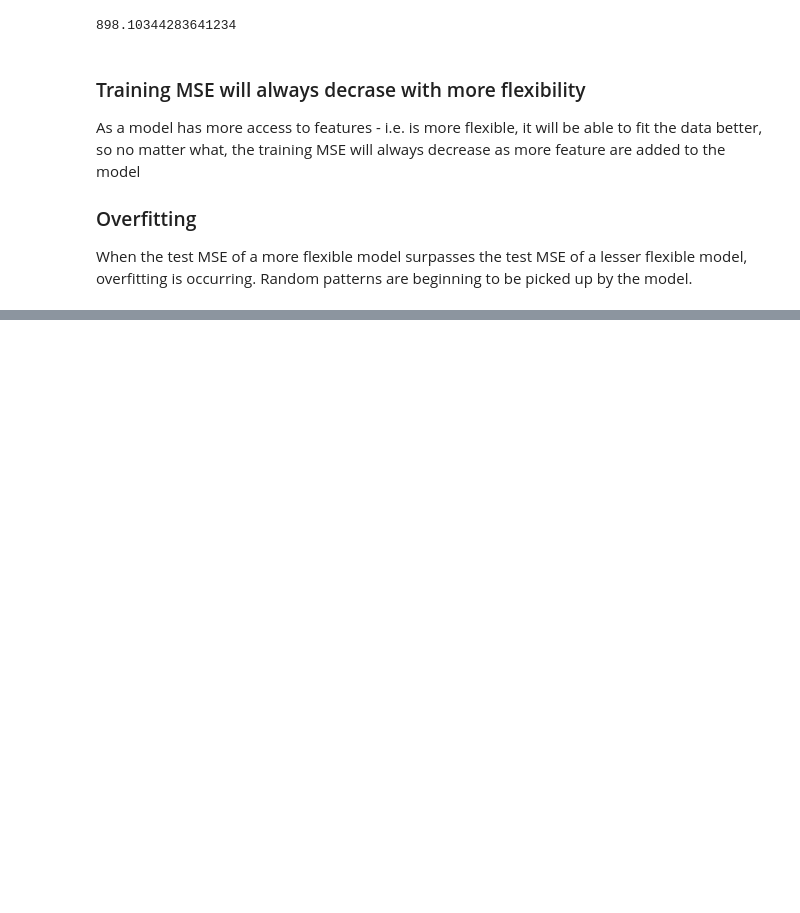
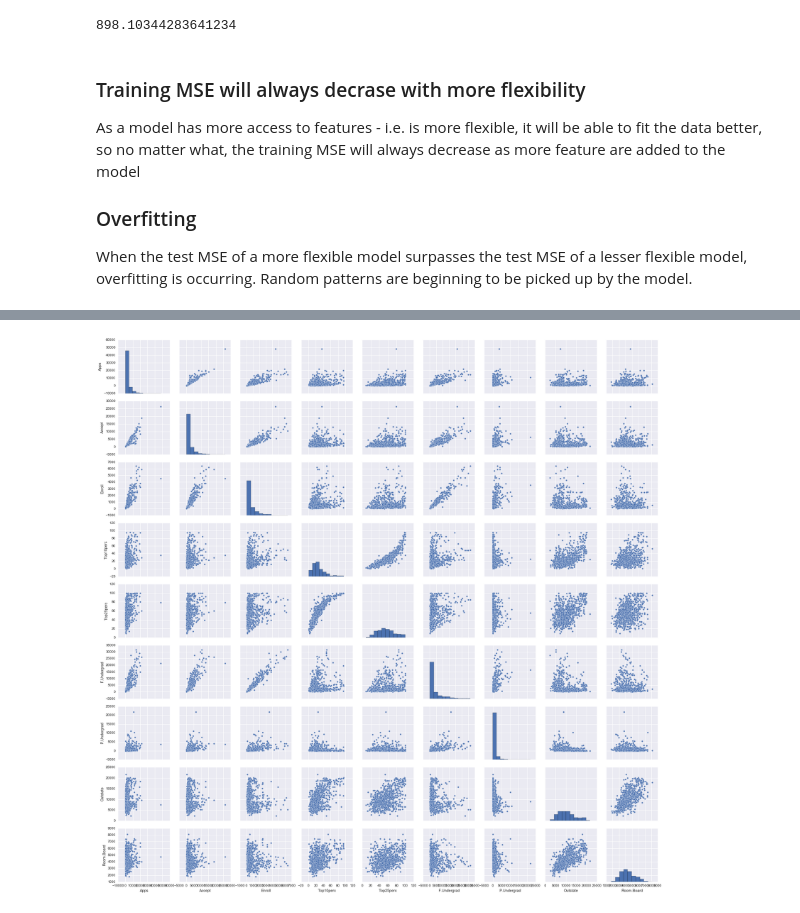
Before and after one commit to tdpetrou/Machine-Learning-Books-With-Python, a Jupyter notebook: Introduction to Statistical Learning/chapter 1 and 2.ipynb, the cells around one changed output, grey strips where cells are left out. Saved outputs shown, nothing was run; the diff lists cells and outputs as text; code cells hidden in the pictures; blank space fills up the shorter version.

```diff
--- a/Introduction to Statistical Learning/chapter 1 and 2.ipynb
+++ b/Introduction to Statistical Learning/chapter 1 and 2.ipynb
@@ -552,0 +703,3 @@ $$\epsilon_5$$
+# %%
+df_college = pd.read_csv('data/college.csv', index_col=0)
+df_college.head()
@@ -552,0 +728,5 @@ $$\epsilon_5$$
+# %%
+# ii
+sns.pairplot(df_college.iloc[:, :10]);
+# %% [output]
+[figure, added]
```
Also changed, not shown: parts of 61 cells of this notebook.
